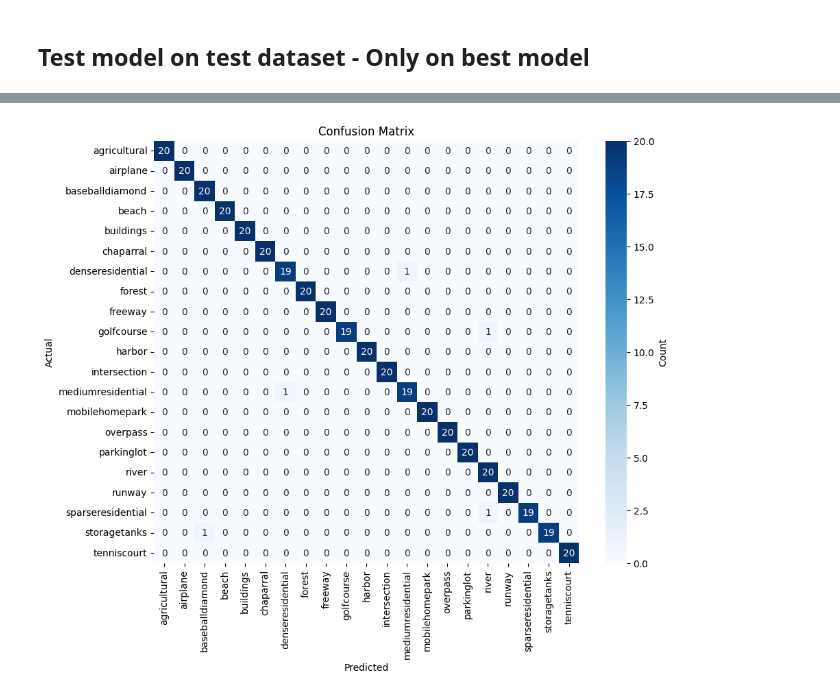
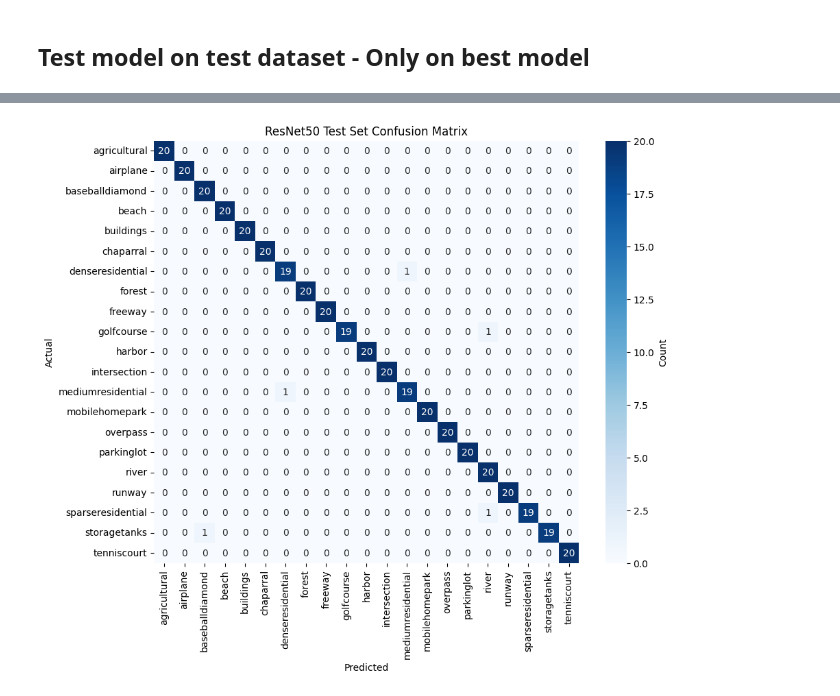
Before and after one commit to sstaheli52/Deep-learning-land-use-classification, a Jupyter notebook: notebooks/3.00_single_label_resnet50_with_imagenet.ipynb, the cells around one changed output, grey strips where cells are left out. Saved outputs shown, nothing was run; the diff lists cells and outputs as text; code cells hidden in the pictures.

```diff
--- a/notebooks/3.00_single_label_resnet50_with_imagenet.ipynb
+++ b/notebooks/3.00_single_label_resnet50_with_imagenet.ipynb
@@ -295,9 +295,9 @@ tenniscourt     - Precision: 1.0000, Recall: 1.0000, F1: 1.0000
 # %%
 # Plot confusion matrix
 # Ensure there is an active wandb run before plotting (cell 16 already called run.finish())
 if wandb.run is None:
     wandb.init(mode="disabled", reinit=True)
 
-evaluation.plot_confusion_matrix(model, test_loader, class_names, device, "Test Set Confusion Matrix")
+evaluation.plot_confusion_matrix(model, test_loader, class_names, device, "ResNet50 Test Set Confusion Matrix")
 # %% [output]
-[figure, old version]
+[figure, new version]
```
Also changed, not shown: parts of 1 cell of this notebook.
